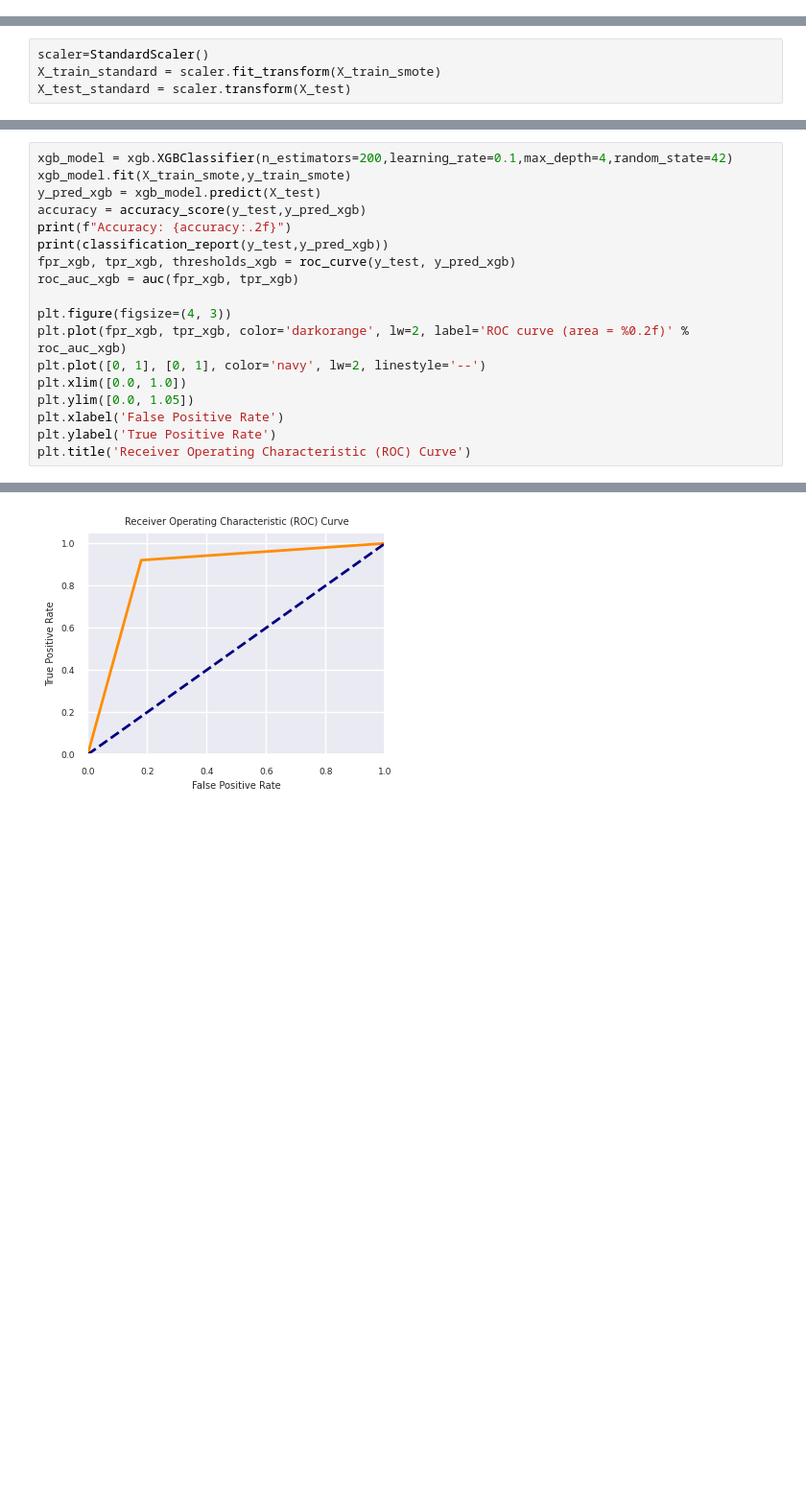
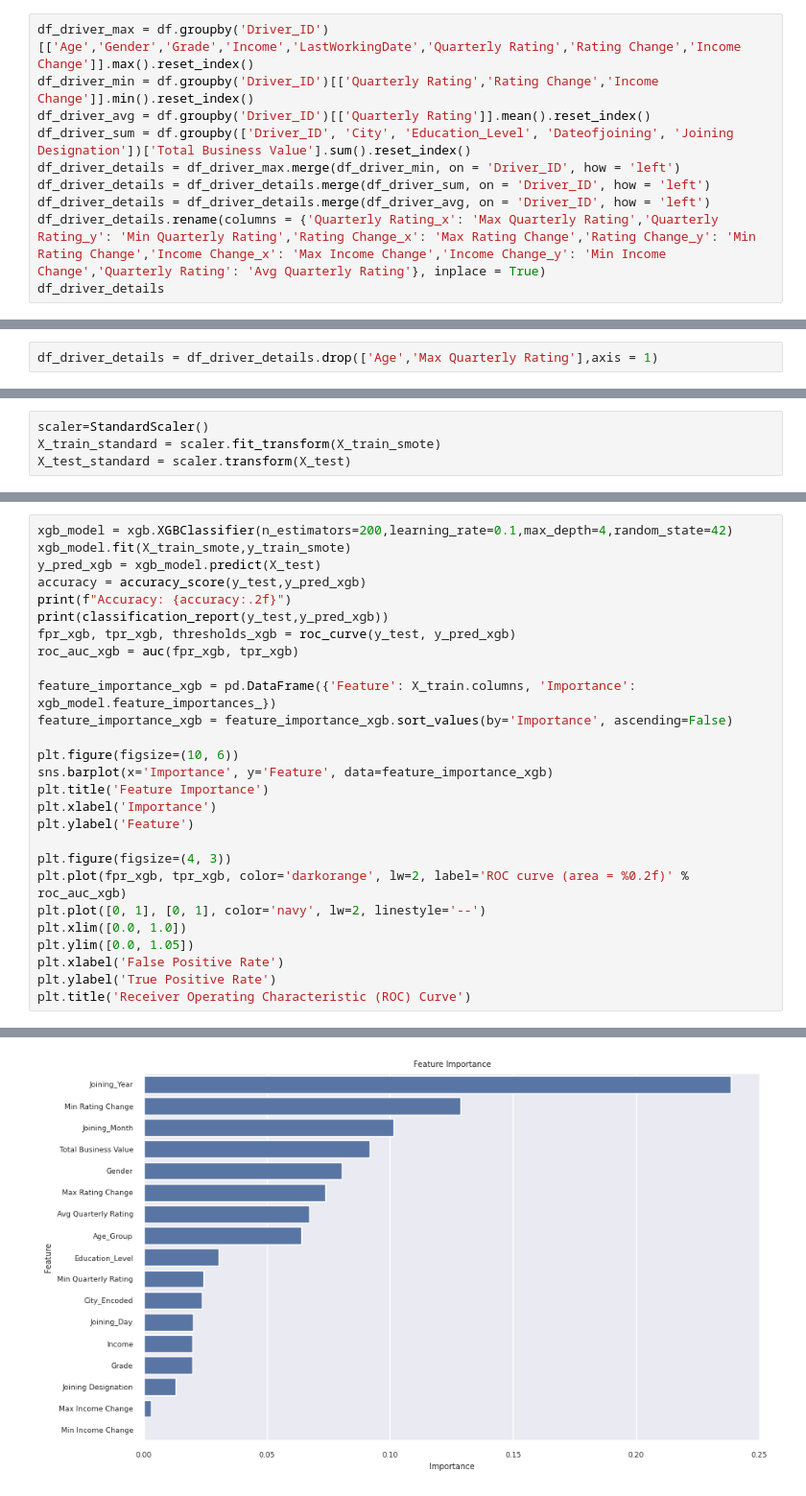
Before and after one commit to SanthoshKasam2104/ScalerCaseStudies, a Jupyter notebook: OLA_Ensemble_Learning_Santhosh_Kumar_Kasam.ipynb, the cells around one changed output, grey strips where cells are left out. Shown at 96% size. Saved outputs shown, nothing was run; the diff lists cells and outputs as text; blank space fills up the shorter version.

```diff
--- a/OLA_Ensemble_Learning_Santhosh_Kumar_Kasam.ipynb
+++ b/OLA_Ensemble_Learning_Santhosh_Kumar_Kasam.ipynb
@@ -307,0 +263,10 @@ plt.show()
+# %%
+df_driver_max = df.groupby('Driver_ID')[['Age','Gender','Grade','Income','LastWorkingDate','Quarterly Rating','Rating Change','Income Change']].max().reset_index()
+df_driver_min = df.groupby('Driver_ID')[['Quarterly Rating','Rating Change','Income Change']].min().reset_index()
+df_driver_avg = df.groupby('Driver_ID')[['Quarterly Rating']].mean().reset_index()
+df_driver_sum = df.groupby(['Driver_ID', 'City', 'Education_Level', 'Dateofjoining', 'Joining Designation'])['Total Business Value'].sum().reset_index()
+df_driver_details = df_driver_max.merge(df_driver_min, on = 'Driver_ID', how = 'left')
+df_driver_details = df_driver_details.merge(df_driver_sum, on = 'Driver_ID', how = 'left')
+df_driver_details = df_driver_details.merge(df_driver_avg, on = 'Driver_ID', how = 'left')
+df_driver_details.rename(columns = {'Quarterly Rating_x': 'Max Quarterly Rating','Quarterly Rating_y': 'Min Quarterly Rating','Rating Change_x': 'Max Rating Change','Rating Change_y': 'Min Rating Change','Income Change_x': 'Max Income Change','Income Change_y': 'Min Income Change','Quarterly Rating': 'Avg Quarterly Rating'}, inplace = True)
+df_driver_details
@@ -625,3 +605,5 @@ Text(0.5, 1.0, 'Correlation between features')
+# %%
+df_driver_details = df_driver_details.drop(['Age','Max Quarterly Rating'],axis = 1)
 # %%
 from sklearn.model_selection import train_test_split, GridSearchCV
 from imblearn.over_sampling import SMOTE
@@ -710,6 +712,15 @@ print(classification_report(y_test,y_pred_xgb))
 fpr_xgb, tpr_xgb, thresholds_xgb = roc_curve(y_test, y_pred_xgb)
 roc_auc_xgb = auc(fpr_xgb, tpr_xgb)
 
+feature_importance_xgb = pd.DataFrame({'Feature': X_train.columns, 'Importance': xgb_model.feature_importances_})
+feature_importance_xgb = feature_importance_xgb.sort_values(by='Importance', ascending=False)
+
+plt.figure(figsize=(10, 6))
+sns.barplot(x='Importance', y='Feature', data=feature_importance_xgb)
+plt.title('Feature Importance')
+plt.xlabel('Importance')
+plt.ylabel('Feature')
+
 plt.figure(figsize=(4, 3))
 plt.plot(fpr_xgb, tpr_xgb, color='darkorange', lw=2, label='ROC curve (area = %0.2f)' % roc_auc_xgb)
 plt.plot([0, 1], [0, 1], color='navy', lw=2, linestyle='--')
@@ -730,3 +741,3 @@ Accuracy: 0.89
 weighted avg       0.89      0.89      0.89       477
 Text(0.5, 1.0, 'Receiver Operating Characteristic (ROC) Curve')
-[figure, old version]
+[figure, new version]
```
Also changed, not shown: parts of 22 cells of this notebook.
